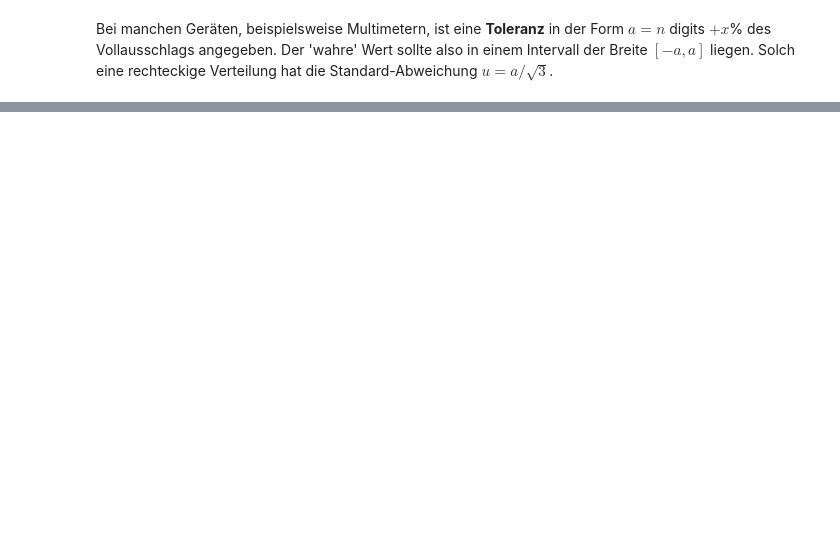
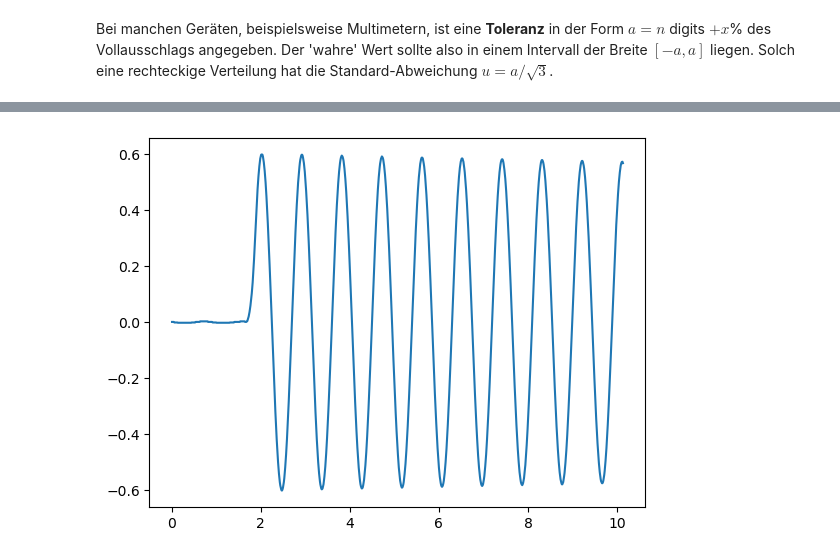
Before and after one commit to Lippitz-Lab/praktikum_1, a Jupyter notebook: kap2_messunsicherheit.ipynb, the cells around one changed output, grey strips where cells are left out. Cells and saved outputs as stored; diff of their text form; code cells hidden in the pictures; blank space fills up the shorter version.

```diff
--- a/kap2_messunsicherheit.ipynb
+++ b/kap2_messunsicherheit.ipynb
@@ -519,0 +151,10 @@ diesem Intervall mit der oben festgelegten Wahrscheinlichkeit.
+# %%
+import numpy as np
+import matplotlib.pyplot as plt
+import pandas as pd
+
+# Einlesen und Spalten umbenennen, erste Zeile ignorieren
+data = pd.read_csv("https://raw.githubusercontent.com/Lippitz-Lab/praktikum_1/refs/heads/main/src/Pendel.csv", delimiter=";", decimal=",", names = ['t','alpha'] , header =1) ;
+plt.plot(data.t, data.alpha);
+# %% [output]
+[figure, added]
```
Also changed, not shown: parts of 84 cells of this notebook, 1 other file.
